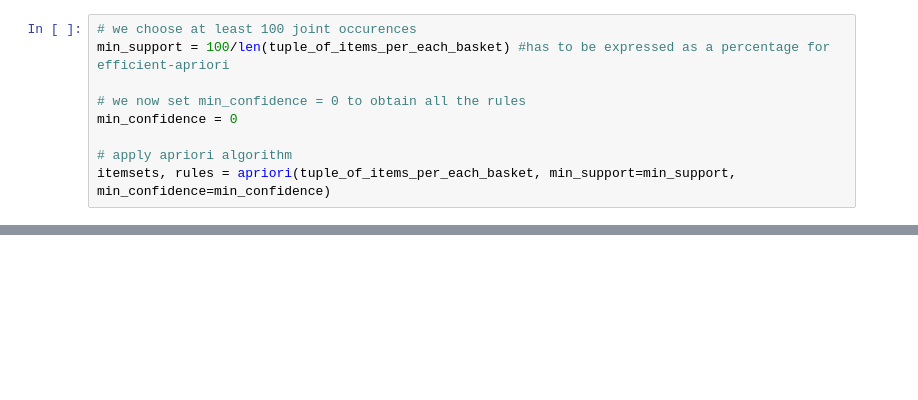
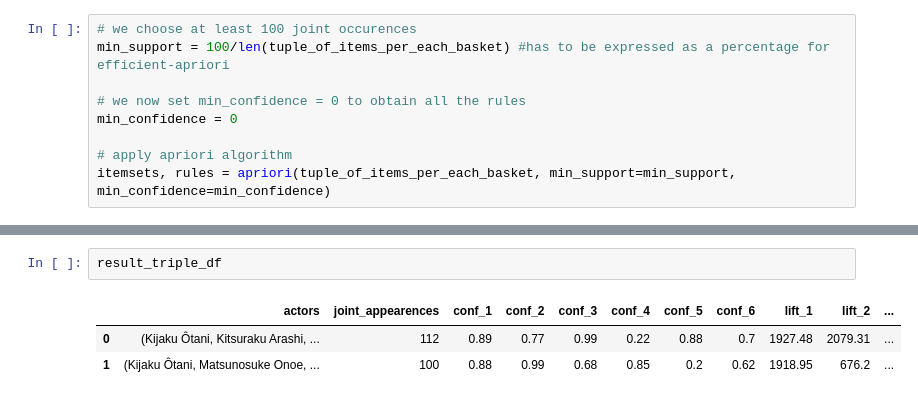
Before and after one commit to nataliakartasheva/AMD_MBA, a Jupyter notebook: AMD_MBA.ipynb, the cells around one changed output, grey strips where cells are left out. Drawn from its saved outputs; the diff is of its cells as text; blank space fills up the shorter version.

```diff
--- a/AMD_MBA.ipynb
+++ b/AMD_MBA.ipynb
@@ -372 +428,7 @@ ax.set_xticklabels(ax.get_xticklabels(), rotation=70);
+# %%
+result_triple_df
+# %% [output]
+|  | actors | joint_appearences | conf_1 | conf_2 | conf_3 | conf_4 | conf_5 | conf_6 | lift_1 | lift_2 | ... |
+| 0 | (Kijaku Ôtani, Kitsuraku Arashi, ... | 112 | 0.89 | 0.77 | 0.99 | 0.22 | 0.88 | 0.7 | 1927.48 | 2079.31 | ... |
+| 1 | (Kijaku Ôtani, Matsunosuke Onoe, ... | 100 | 0.88 | 0.99 | 0.68 | 0.85 | 0.2 | 0.62 | 1918.95 | 676.2 | ... |
 # %%
```
Also changed, not shown: parts of 43 cells of this notebook.
